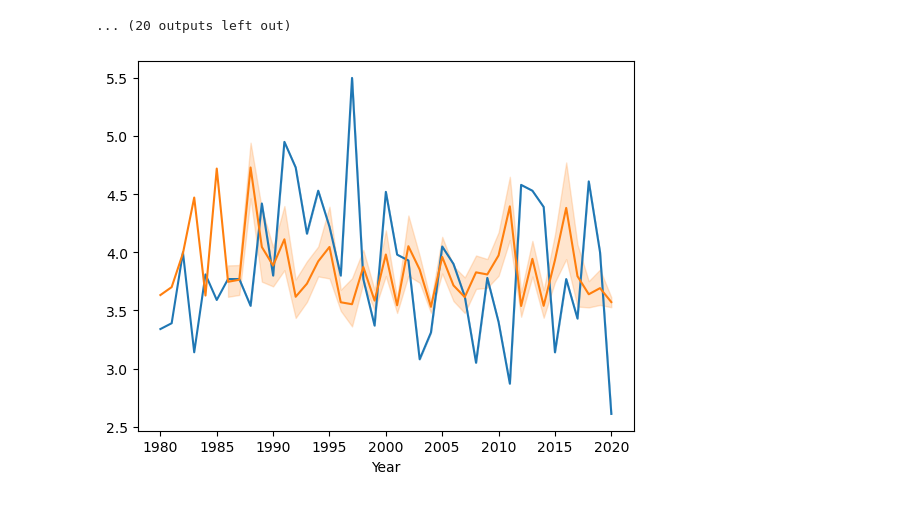
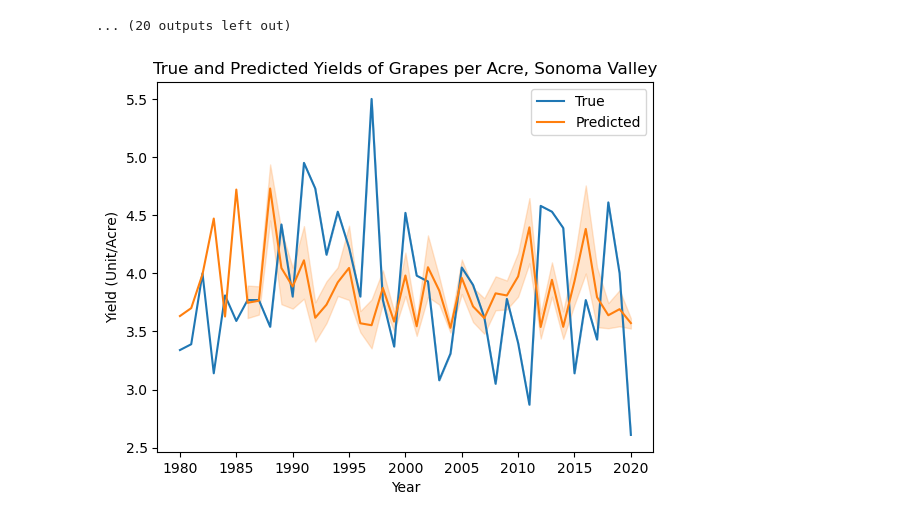
Before and after one commit to coldzonemt/Capstone_2, a Jupyter notebook: Modeling.ipynb, the cells around one changed output. Cells and saved outputs as stored; diff of their text form; code cells hidden in the pictures.

```diff
--- a/Modeling.ipynb
+++ b/Modeling.ipynb
@@ -404,7 +409,10 @@ for index, row in df.iterrows():
 1/1 ━━━━━━━━━━━━━━━━━━━━ 0s 7ms/step
 ... (20 outputs left out)
 # %%
-sns.lineplot(data=df, x='Year', y=true_y)
-sns.lineplot(data=df, x='Year', y=predict_y);
+sns.lineplot(data=df, x='Year', y=true_y, label='True')
+sns.lineplot(data=df, x='Year', y=predict_y, label='Predicted')
+plt.ylabel('Yield (Unit/Acre)')
+plt.title('True and Predicted Yields of Grapes per Acre, Sonoma Valley')
+plt.legend();
 # %% [output]
-[figure, old version]
+[figure, new version]
```
Also changed, not shown: parts of 5 cells of this notebook.
